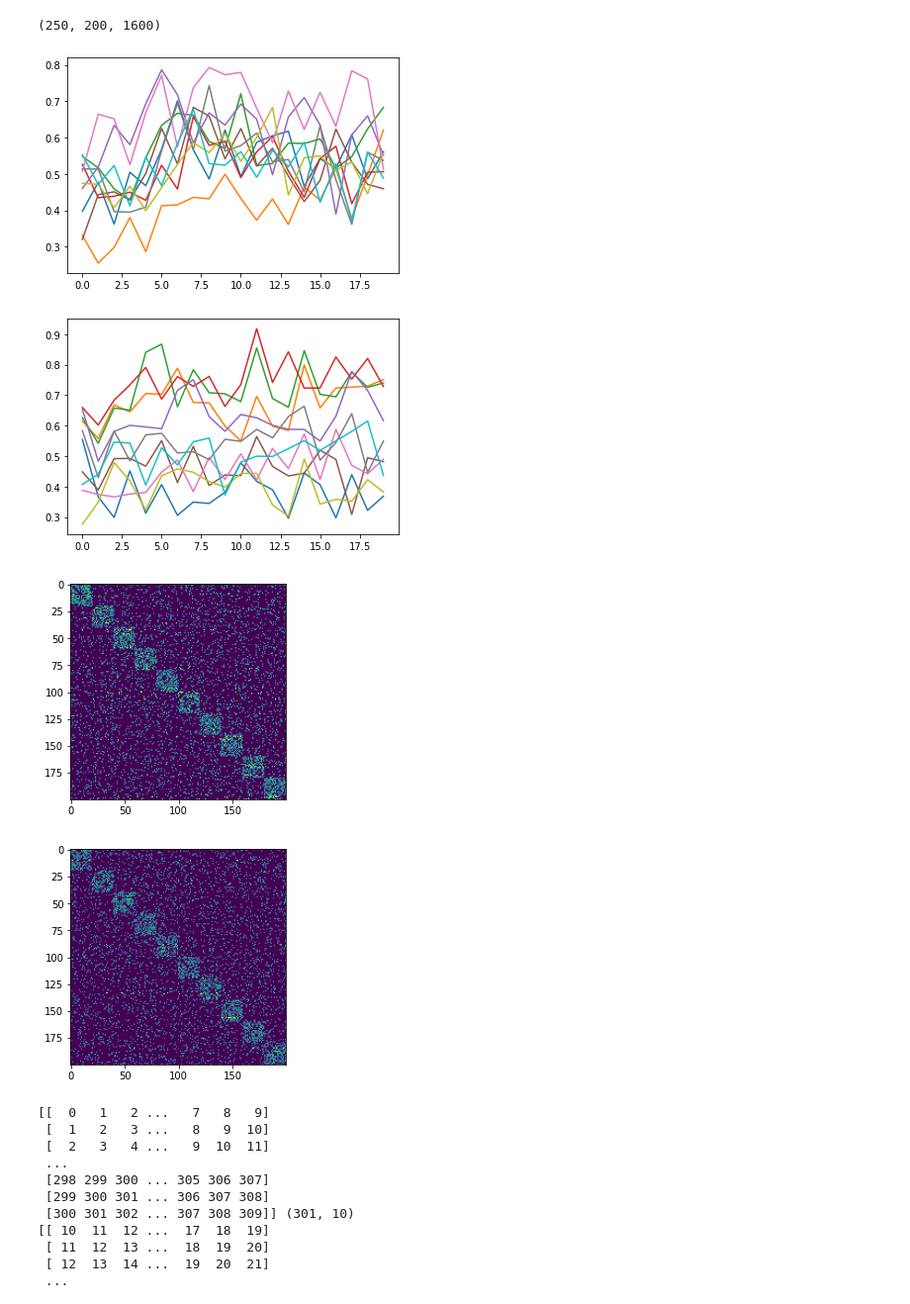
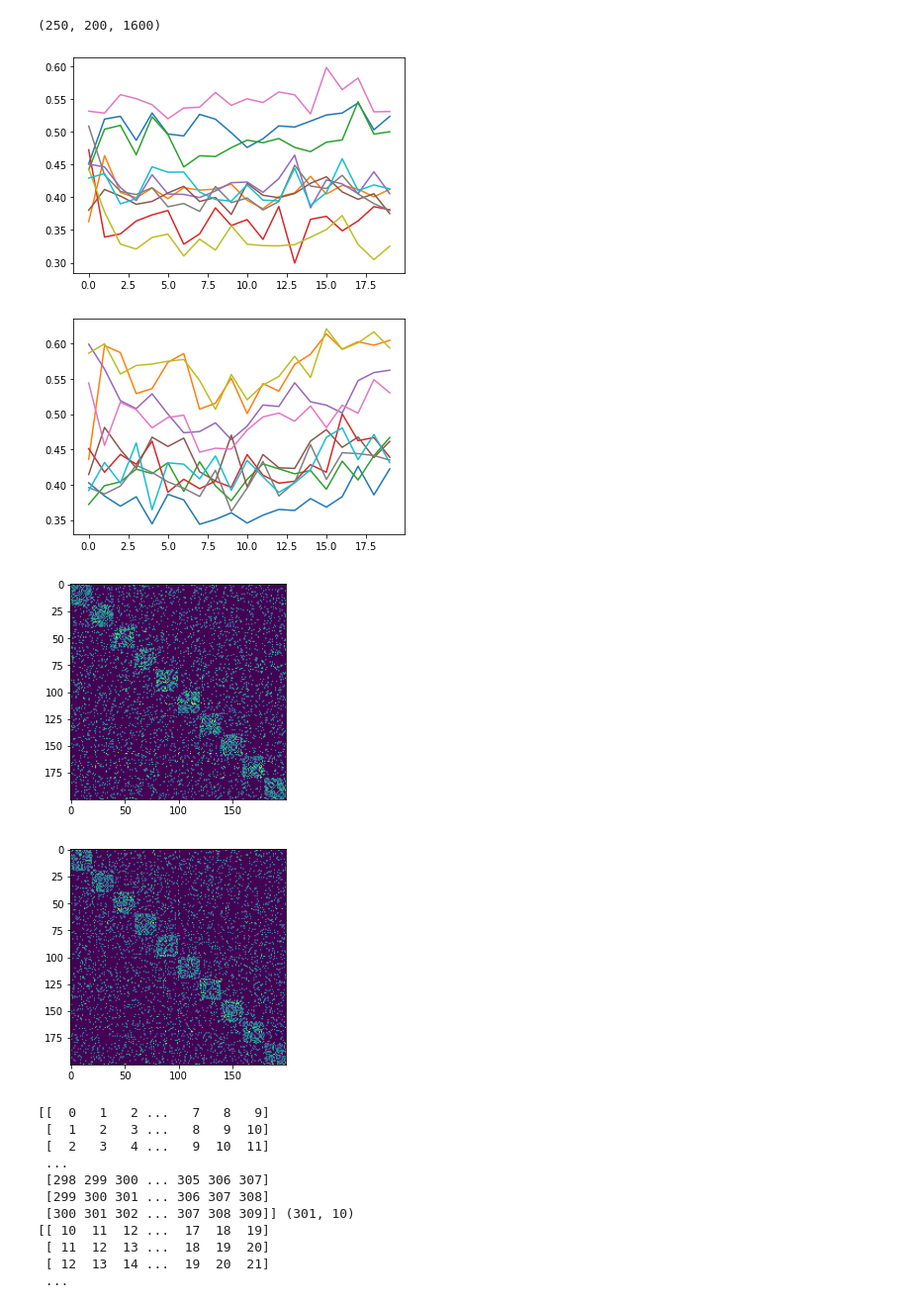
Before and after one commit to sklin93/Graph-WaveNet, a Jupyter notebook: syn_exp.ipynb, the cells around one changed output. Shown: that part at 99% size. Drawn from its saved outputs; the diff is of its cells as text; code cells hidden in the pictures.

```diff
--- a/syn_exp.ipynb
+++ b/syn_exp.ipynb
@@ -33,10 +33,10 @@ graphOptions['probIntra'] = 0.5 # Intracommunity probability
 graphOptions['probInter'] = 0.1 # Intercommunity probability
 
 # noise parameters
-sigmaSpatial = 0.1
-sigmaTemporal = 0.1
-rhoSpatial = 0.01
-rhoTemporal = 0.01
+sigmaSpatial = 0.03
+sigmaTemporal = 0.03
+rhoSpatial = 0
+rhoTemporal = 0
 
 nTotal = 250
 nNodes = 200
@@ -72,28 +72,28 @@ with open('syn_F_pred.pkl', 'rb') as handle:
 # %%
 tmp = signals.reshape(nTotal, nNodes, -1, 5)
 signals = tmp.mean(-1)
 
 horizon = horizon // 5
 
 # viz data
 for i in range(10,20):
-    plt.plot(signals[0,i,:20])
+    plt.plot(signals[0,i,:])
 plt.show()
 
 for i in range(10,20):
-    plt.plot(signals[1,i,:20])
+    plt.plot(signals[1,i,:])
 plt.show()
 
 plt.imshow(adjs[0][0])
 plt.show()
 
 plt.imshow(adjs[1][0])
 plt.show()
 # %% [output]
-[figure, old version]
+[figure, new version]
-[figure, old version]
+[figure, new version]
-[figure, old version]
+[figure, new version]
-[figure, old version]
+[figure, new version]
 # %%
 # prep input & output
 
```
Also changed, not shown: 3 other files.
